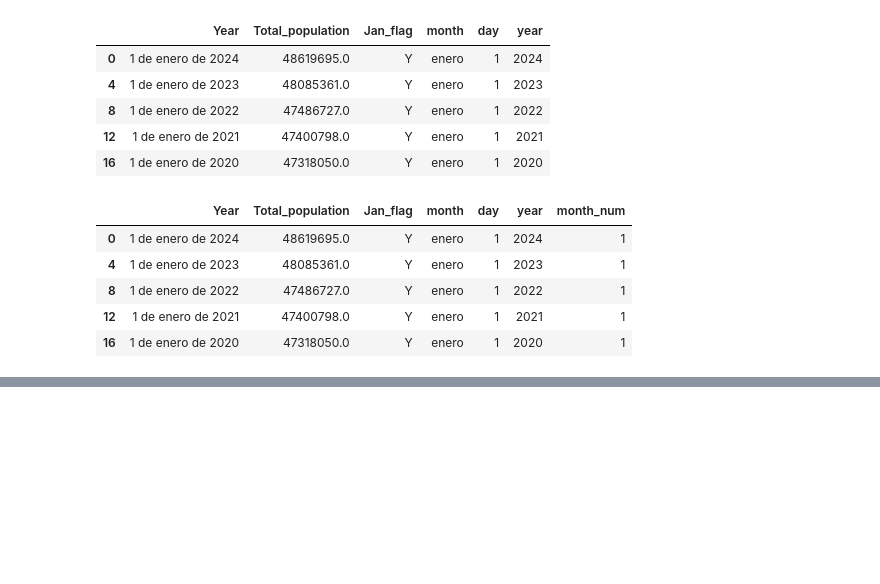
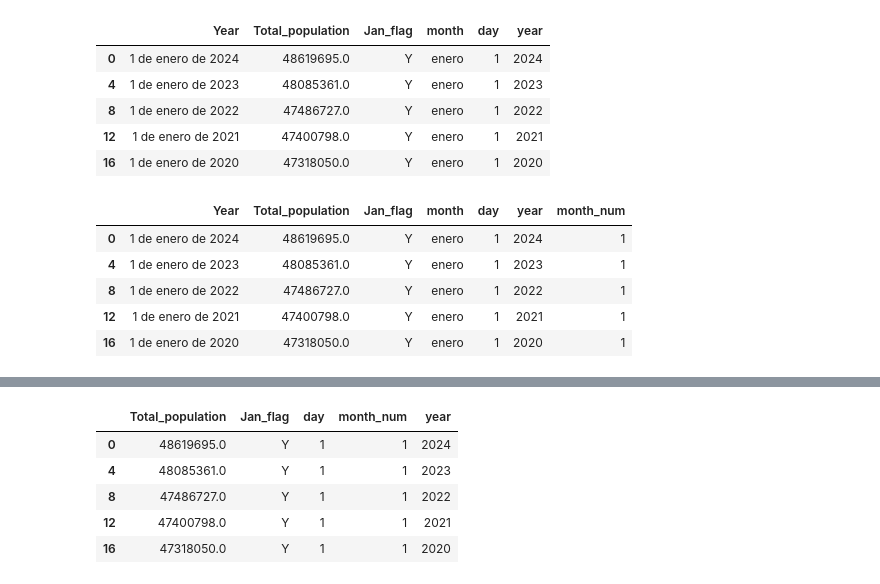
Before and after one commit to Pablo-source/ML-using-Python, a Jupyter notebook: data_wrangling_scripts/10 Import excel file creating standard date variable.ipynb, the cells around one changed output, grey strips where cells are left out. Drawn from its saved outputs; the diff is of its cells as text; code cells hidden in the pictures; blank space fills up the shorter version.

```diff
--- a/data_wrangling_scripts/10 Import excel file creating standard date variable.ipynb
+++ b/data_wrangling_scripts/10 Import excel file creating standard date variable.ipynb
@@ -335,0 +348,10 @@ new_date_variable.head()
+# %%
+new_date_var_creation.reset_index
+new_date_var_creation.head()
+# %% [output]
+|  | Total_population | Jan_flag | day | month_num | year |
+| 0 | 48619695.0 | Y | 1 | 1 | 2024 |
+| 4 | 48085361.0 | Y | 1 | 1 | 2023 |
+| 8 | 47486727.0 | Y | 1 | 1 | 2022 |
+| 12 | 47400798.0 | Y | 1 | 1 | 2021 |
+| 16 | 47318050.0 | Y | 1 | 1 | 2020 |
```
Also changed, not shown: parts of 3 cells of this notebook.
